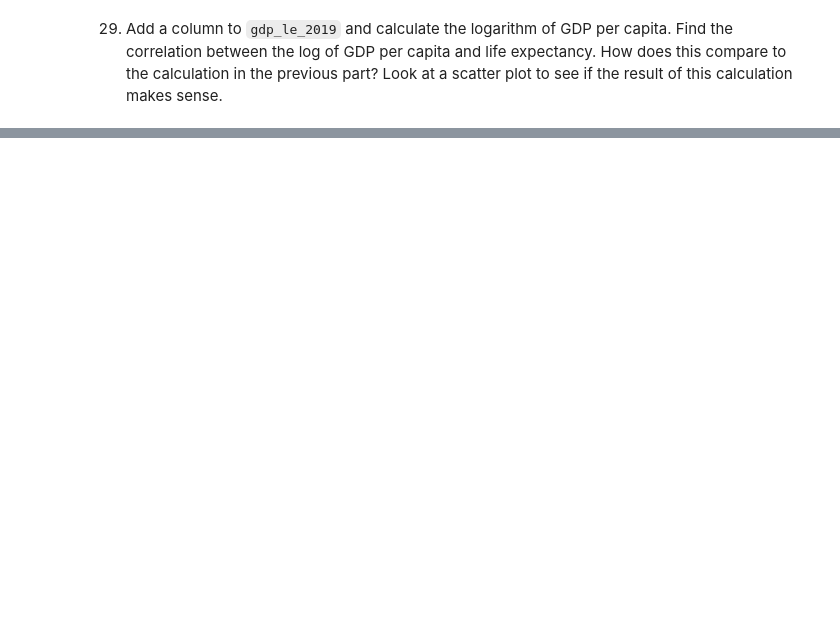
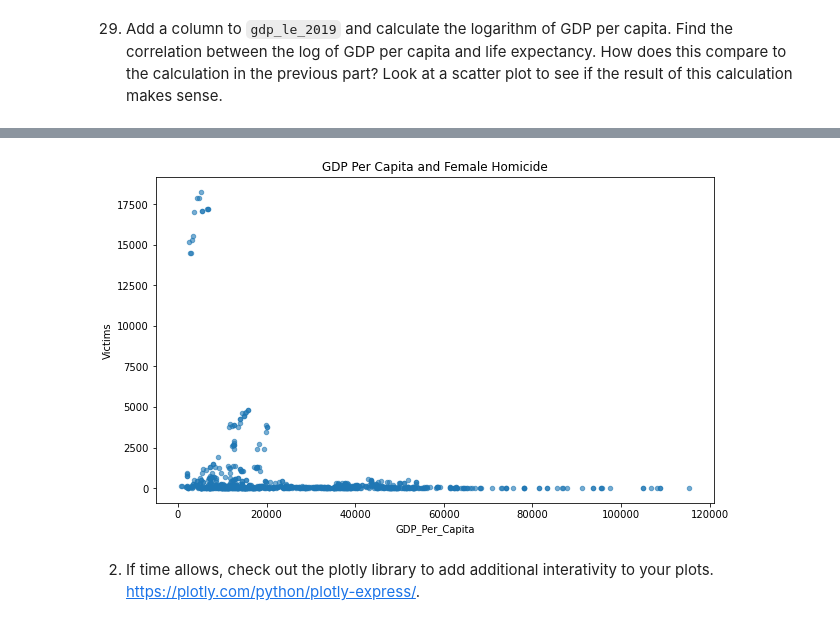
Before and after one commit to nss-data-science-cohort-6/un_data_question-michialm, a Jupyter notebook: notebooks/UN_Data_Exploration.ipynb, the cells around one changed output, grey strips where cells are left out. Cells and saved outputs as stored; diff of their text form; code cells hidden in the pictures; blank space fills up the shorter version.

```diff
--- a/notebooks/UN_Data_Exploration.ipynb
+++ b/notebooks/UN_Data_Exploration.ipynb
@@ -584,0 +669,4 @@ See the caveats in the documentation: https://pandas.pydata.org/pandas-docs/stab
+# %%
+homicide_series_Female = pd.DataFrame(homicide[homicide['Gender'] == 'Female'], columns = ['GDP_Per_Capita', 'Victims'])
+
+print(homicide_series_Female)
@@ -584,0 +710,8 @@ See the caveats in the documentation: https://pandas.pydata.org/pandas-docs/stab
+# %%
+homicide_series_Female.plot(kind='scatter', x = 'GDP_Per_Capita', y='Victims', figsize = (10,6), alpha = 0.6);
+ax.set_yscale('log')
+plt.title('GDP Per Capita and Female Homicide');
+# %% [output]
+[figure, added]
+# %% [markdown]
+2.    If time allows, check out the plotly library to add additional interativity to your plots. [https://plotly.com/python/plotly-express/](https://plotly.com/python/plotly-express/).
```
Also changed, not shown: parts of 37 cells of this notebook.
